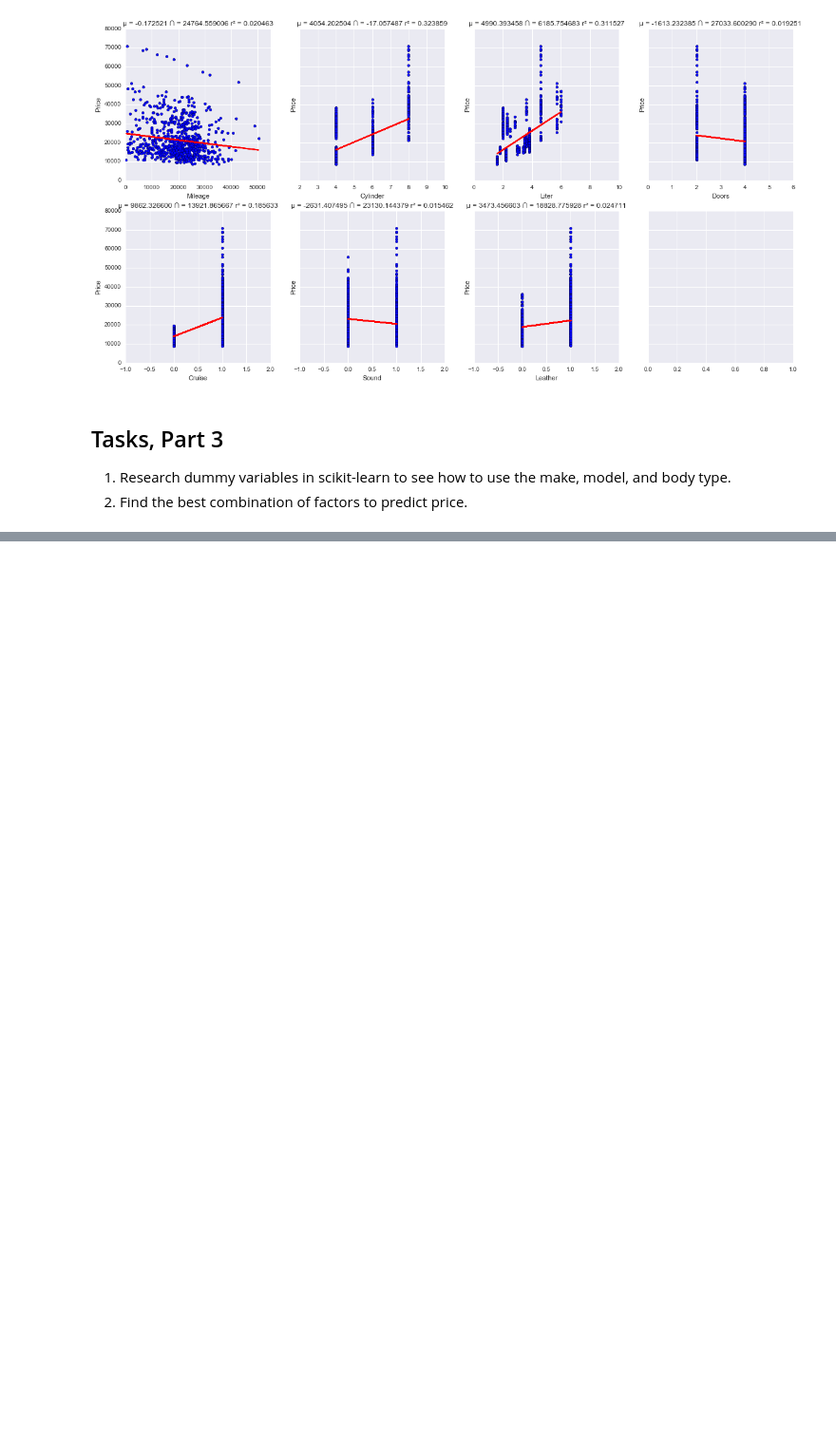
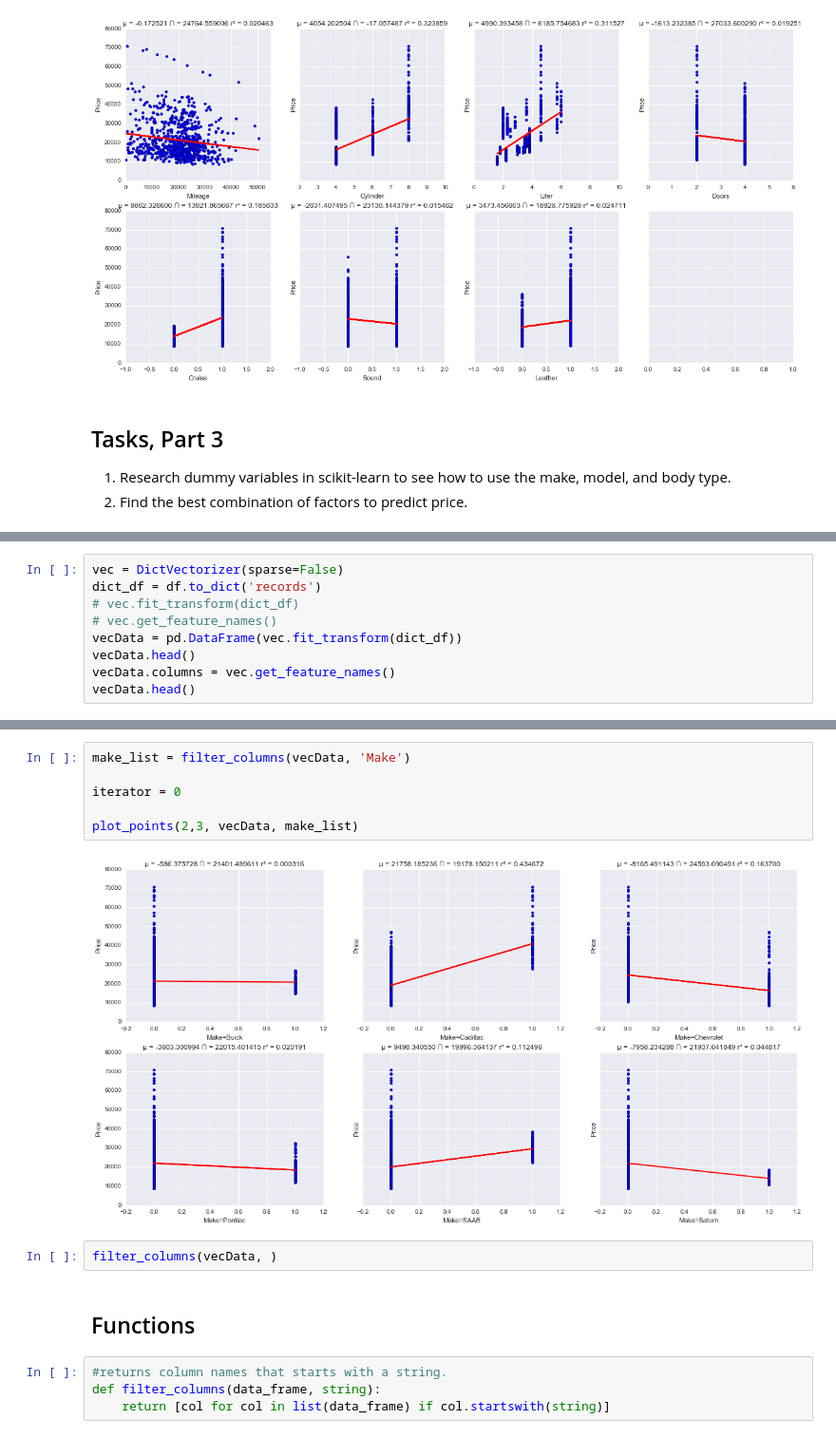
Before and after one commit to learningsomethingnew/car-worth, a Jupyter notebook: car-worth.ipynb, the cells around one changed output, grey strips where cells are left out. Shown at 95% size. Saved outputs shown, nothing was run; the diff lists cells and outputs as text; blank space fills up the shorter version.

Commit message:
plot by car make. Cad is the best value

```diff
--- a/car-worth.ipynb
+++ b/car-worth.ipynb
@@ -143,0 +129,9 @@ array([[ 1.,  6.,  4., ...,  0.,  1.,  0.],
+# %%
+vec = DictVectorizer(sparse=False)
+dict_df = df.to_dict('records')
+# vec.fit_transform(dict_df)
+# vec.get_feature_names()
+vecData = pd.DataFrame(vec.fit_transform(dict_df))
+vecData.head()
+vecData.columns = vec.get_feature_names()
+vecData.head()
@@ -143,0 +146,16 @@ array([[ 1.,  6.,  4., ...,  0.,  1.,  0.],
+# %%
+make_list = filter_columns(vecData, 'Make')
+
+iterator = 0
+
+plot_points(2,3, vecData, make_list)
+# %% [output]
+[figure, added]
+# %%
+filter_columns(vecData, )
+# %% [markdown]
+## Functions
+# %%
+#returns column names that starts with a string.
+def filter_columns(data_frame, string):
+    return [col for col in list(data_frame) if col.startswith(string)]
```
Also changed, not shown: parts of 4 cells of this notebook.
